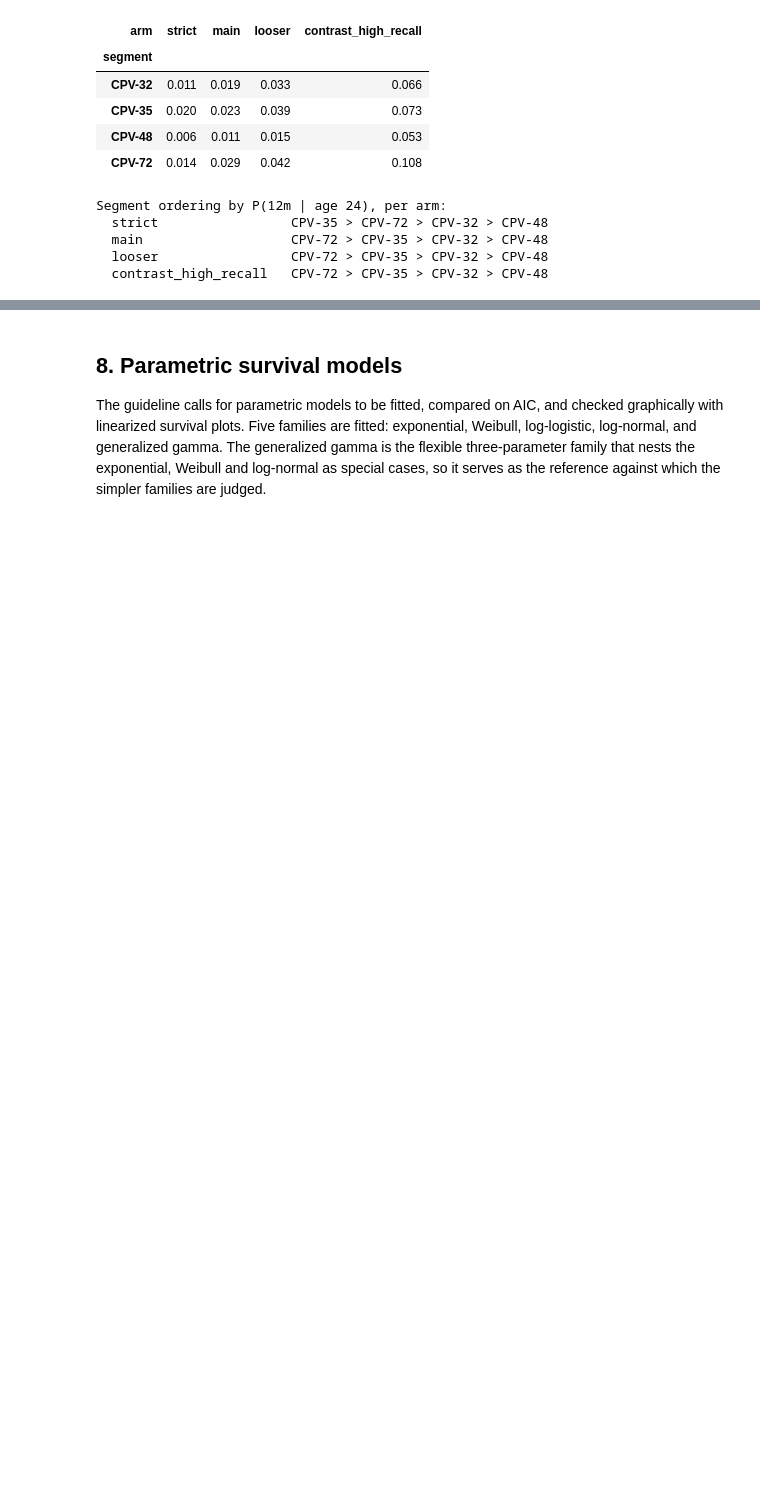
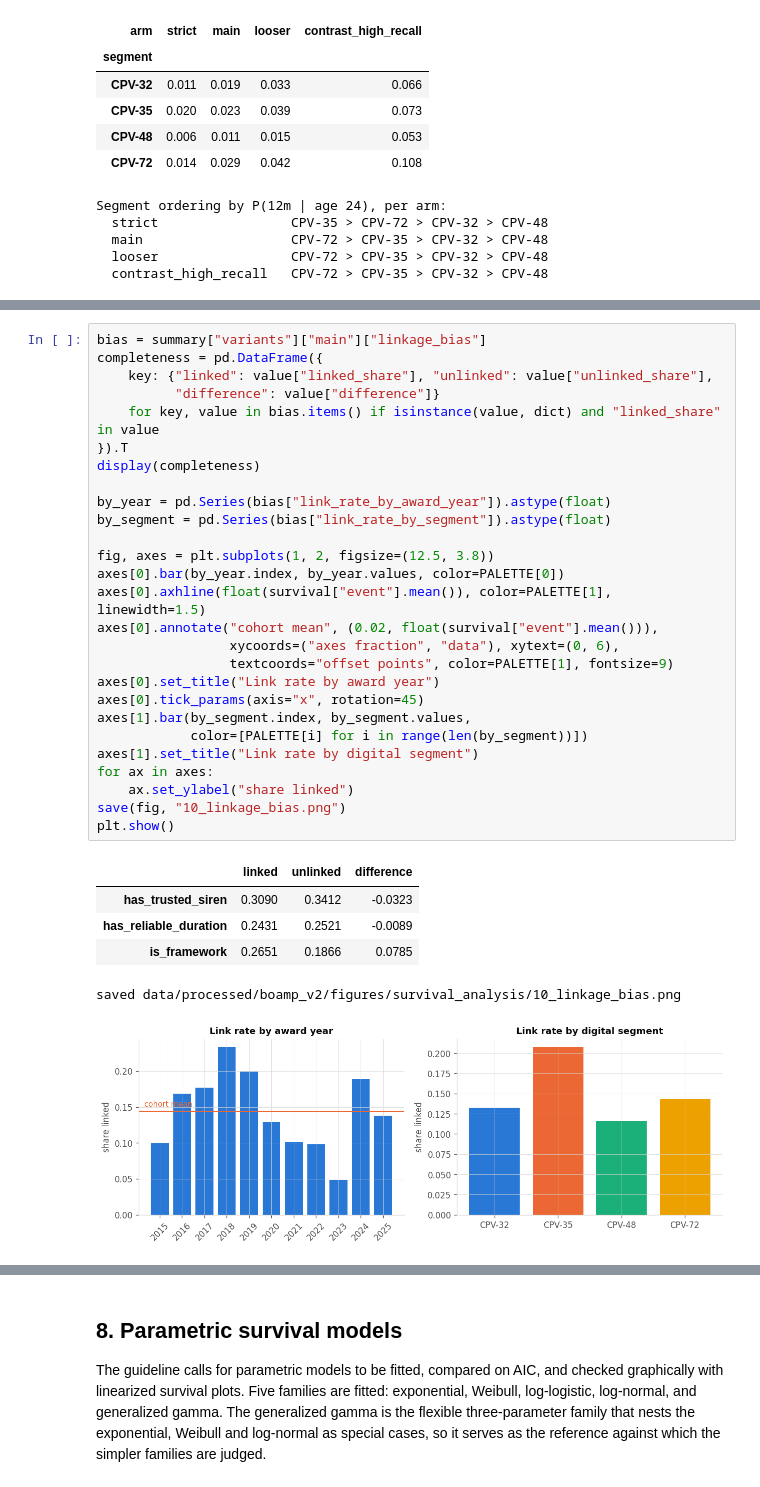
Before and after one commit to ROUSenghak/project-gigalis, a Jupyter notebook: notebooks/13_survival_analysis.ipynb, the cells around one changed output, grey strips where cells are left out. Cells and saved outputs as stored; diff of their text form; blank space fills up the shorter version.

```diff
--- a/notebooks/13_survival_analysis.ipynb
+++ b/notebooks/13_survival_analysis.ipynb
@@ -512,0 +905,34 @@ Segment ordering by P(12m | age 24), per arm:
+# %%
+bias = summary["variants"]["main"]["linkage_bias"]
+completeness = pd.DataFrame({
+    key: {"linked": value["linked_share"], "unlinked": value["unlinked_share"],
+          "difference": value["difference"]}
+    for key, value in bias.items() if isinstance(value, dict) and "linked_share" in value
+}).T
+display(completeness)
+
+by_year = pd.Series(bias["link_rate_by_award_year"]).astype(float)
+by_segment = pd.Series(bias["link_rate_by_segment"]).astype(float)
+
+fig, axes = plt.subplots(1, 2, figsize=(12.5, 3.8))
+axes[0].bar(by_year.index, by_year.values, color=PALETTE[0])
+axes[0].axhline(float(survival["event"].mean()), color=PALETTE[1], linewidth=1.5)
+axes[0].annotate("cohort mean", (0.02, float(survival["event"].mean())),
+                 xycoords=("axes fraction", "data"), xytext=(0, 6),
+                 textcoords="offset points", color=PALETTE[1], fontsize=9)
+axes[0].set_title("Link rate by award year")
+axes[0].tick_params(axis="x", rotation=45)
+axes[1].bar(by_segment.index, by_segment.values,
+            color=[PALETTE[i] for i in range(len(by_segment))])
+axes[1].set_title("Link rate by digital segment")
+for ax in axes:
+    ax.set_ylabel("share linked")
+save(fig, "10_linkage_bias.png")
+plt.show()
+# %% [output]
+|  | linked | unlinked | difference |
+| has_trusted_siren | 0.3090 | 0.3412 | -0.0323 |
+| has_reliable_duration | 0.2431 | 0.2521 | -0.0089 |
+| is_framework | 0.2651 | 0.1866 | 0.0785 |
+saved data/processed/boamp_v2/figures/survival_analysis/10_linkage_bias.png
+[figure, added]
```
Also changed, not shown: parts of 21 cells of this notebook, 1 other file.
